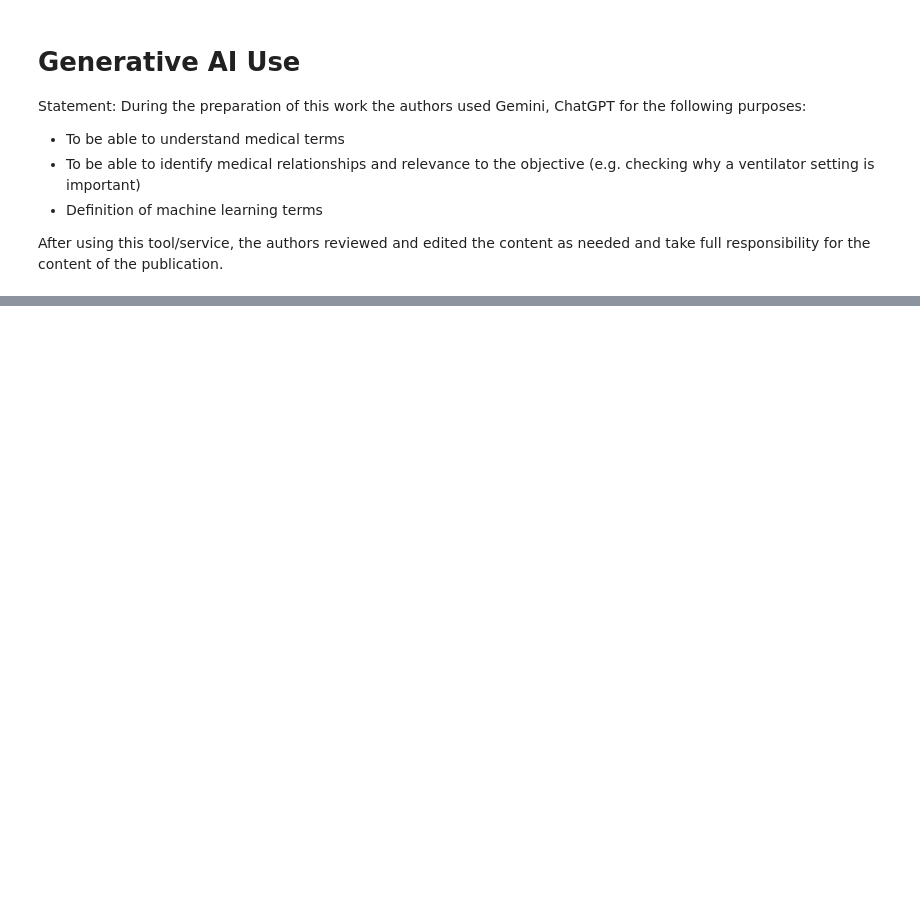
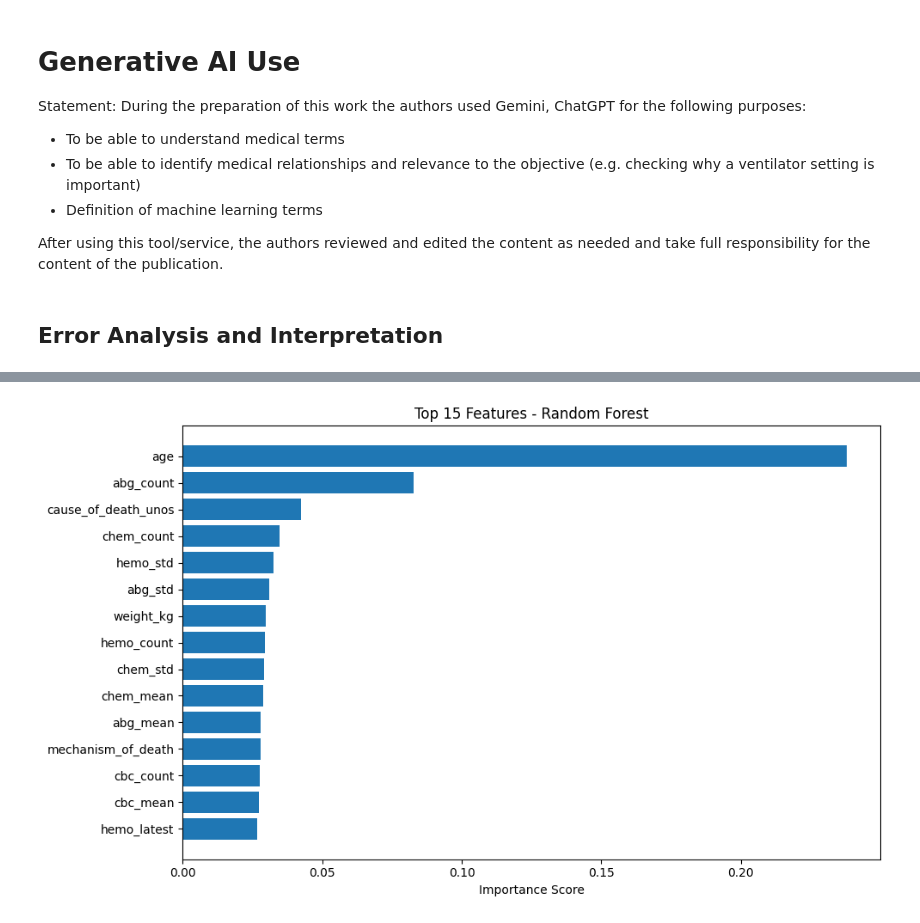
Before and after one commit to lonebono/STINTSY-MCO, a Jupyter notebook: STINTSY-MCO-Group 9.ipynb, the cells around one changed output, grey strips where cells are left out. Drawn from its saved outputs; the diff is of its cells as text; code cells hidden in the pictures; blank space fills up the shorter version.

```diff
--- a/STINTSY-MCO-Group 9.ipynb
+++ b/STINTSY-MCO-Group 9.ipynb
@@ -872,3 +1516,82 @@ Statement: During the preparation of this work the authors used Gemini, ChatGPT
 
 
 After using this tool/service, the authors reviewed and edited the content as needed and take full responsibility for the content of the publication.
+# %% [markdown]
+## Error Analysis and Interpretation
+# %%
+print("\n" + "="*60)
+print("ERROR ANALYSIS")
+print("="*60 + "\n")
+
+# Analyze misclassifications for best model
+if best_model_name == 'Logistic Regression':
+    best_preds = y_test_pred_lr
+    best_proba = y_test_pred_proba_lr
+elif best_model_name == 'Random Forest':
+    best_preds = y_test_pred_rf
+    best_proba = y_test_pred_proba_rf
+else:
+    best_preds = y_test_pred_nn
+    best_proba = y_test_pred_nn_proba
+
+# Find false positives and false negatives
+false_positives = (best_preds == 1) & (y_test.values == 0)
+false_negatives = (best_preds == 0) & (y_test.values == 1)
+true_positives = (best_preds == 1) & (y_test.values == 1)
+true_negatives = (best_preds == 0) & (y_test.values == 0)
+
+print(f"Best Model: {best_model_name}")
+print(f"\nTrue Positives (Correctly Predicted as Transplanted): {true_positives.sum()}")
+print(f"True Negatives (Correctly Predicted as Not Transplanted): {true_negatives.sum()}")
+print(f"False Positives (Predicted as Transplanted but Not): {false_positives.sum()}")
+print(f"False Negatives (Predicted as Not Transplanted but Was): {false_negatives.sum()}")
+
+# Analyze feature importance from best model
+print("\n" + "-"*60)
+print("TOP FEATURES CONTRIBUTING TO PREDICTIONS")
+print("-"*60 + "\n")
+
+if best_model_name == 'Random Forest':
+    feature_importance_best = pd.DataFrame({
+        'Feature': X.columns,
+        'Importance': rf_model.feature_importances_
+    }).sort_values('Importance', ascending=False).head(15)
+elif best_model_name == 'Logistic Regression':
+    feature_importance_best = pd.DataFrame({
+        'Feature': X.columns,
+        'Importance': np.abs(lr_model.coef_[0])
+    }).sort_values('Importance', ascending=False).head(15)
+else:
+    print("Neural Network features are learned through weights and biases.")
+    feature_importance_best = None
+
+if feature_importance_best is not None:
+    print(feature_importance_best.to_string(index=False))
+
+    # Visualize top features
+    plt.figure(figsize=(10, 6))
+    plt.barh(range(len(feature_importance_best)), feature_importance_best['Importance'])
+    plt.yticks(range(len(feature_importance_best)), feature_importance_best['Feature'])
+    plt.xlabel('Importance Score')
+    plt.title(f'Top 15 Features - {best_model_name}')
+    plt.gca().invert_yaxis()
+    plt.tight_layout()
+    plt.show()
+
+print("\n" + "="*60)
+print("KEY FINDINGS AND RECOMMENDATIONS")
+print("="*60 + "\n")
+
+best_f1 = results_df.loc[best_model_idx, 'F1-Score']
+best_auc = results_df.loc[best_model_idx, 'ROC-AUC']
+
+print(f"1. The {best_model_name} achieved the best performance with:")
+print(f"   - F1-Score: {best_f1:.4f}")
+print(f"   - ROC-AUC: {best_auc:.4f}")
+print(f"\n2. The model shows the balance between precision and recall")
+print(f"   needed for clinical decision-making on organ viability.")
+print(f"\n3. Errors analysis reveals areas for:")
+print(f"   - Additional feature engineering")
+print(f"   - Ensemble methods combining all three models")
+print(f"   - Hyperparameter tuning based on domain expertise")
+# %% [output]
@@ -874,0 +1615 @@ After using this tool/service, the authors reviewed and edited the content as ne
+[figure, added]
```
Also changed, not shown: parts of 43 cells of this notebook, 2 other files.
